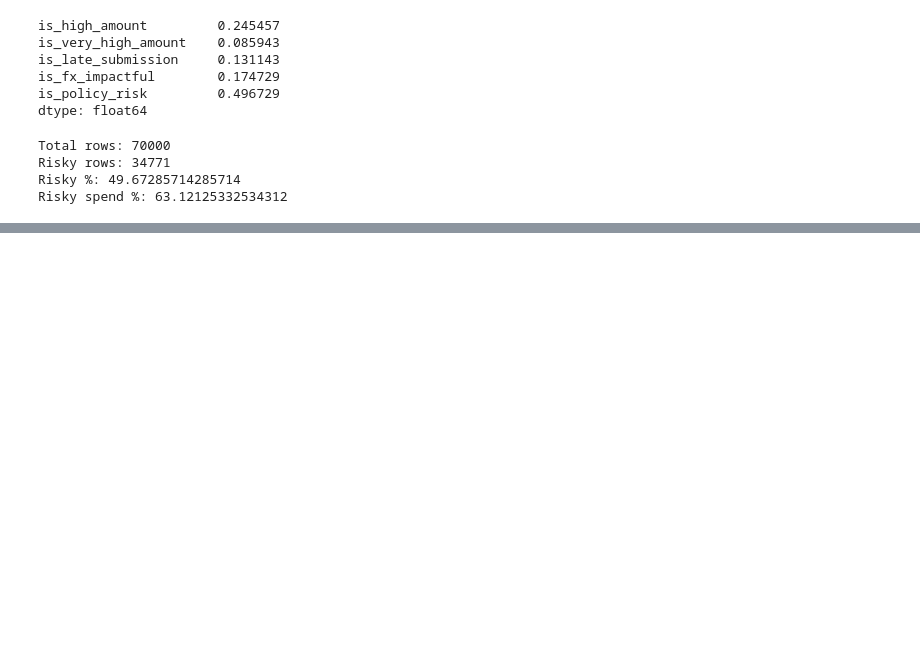
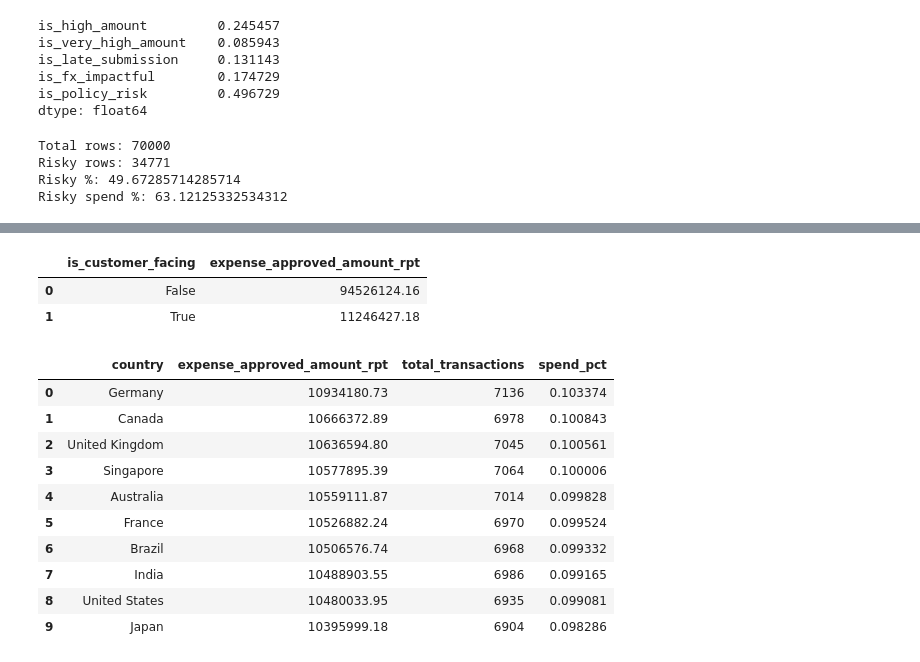
Before and after one commit to duggalvivekmr/orionx-travel-expense-kpis, a Jupyter notebook: orionx-travel-expense-kpis/notebooks/03_kpi_eda.ipynb, the cells around one changed output, grey strips where cells are left out. Drawn from its saved outputs; the diff is of its cells as text; code cells hidden in the pictures; blank space fills up the shorter version.

```diff
--- a/orionx-travel-expense-kpis/notebooks/03_kpi_eda.ipynb
+++ b/orionx-travel-expense-kpis/notebooks/03_kpi_eda.ipynb
@@ -915,0 +952,22 @@ Risky spend %: 63.12125332534312
+# %%
+df_kpi= pd.read_parquet("../data/curated/kpi_customer_split.parquet")
+df_kpi
+# %% [output]
+|  | is_customer_facing | expense_approved_amount_rpt |
+| 0 | False | 94526124.16 |
+| 1 | True | 11246427.18 |
+# %%
+df_kpi= pd.read_parquet("../data/curated/kpi_country_spend.parquet")
+df_kpi
+# %% [output]
+|  | country | expense_approved_amount_rpt | total_transactions | spend_pct |
+| 0 | Germany | 10934180.73 | 7136 | 0.103374 |
+| 1 | Canada | 10666372.89 | 6978 | 0.100843 |
+| 2 | United Kingdom | 10636594.80 | 7045 | 0.100561 |
+| 3 | Singapore | 10577895.39 | 7064 | 0.100006 |
+| 4 | Australia | 10559111.87 | 7014 | 0.099828 |
+| 5 | France | 10526882.24 | 6970 | 0.099524 |
+| 6 | Brazil | 10506576.74 | 6968 | 0.099332 |
+| 7 | India | 10488903.55 | 6986 | 0.099165 |
+| 8 | United States | 10480033.95 | 6935 | 0.099081 |
+| 9 | Japan | 10395999.18 | 6904 | 0.098286 |
```
Also changed, not shown: parts of 3 cells of this notebook, 13 other files.
